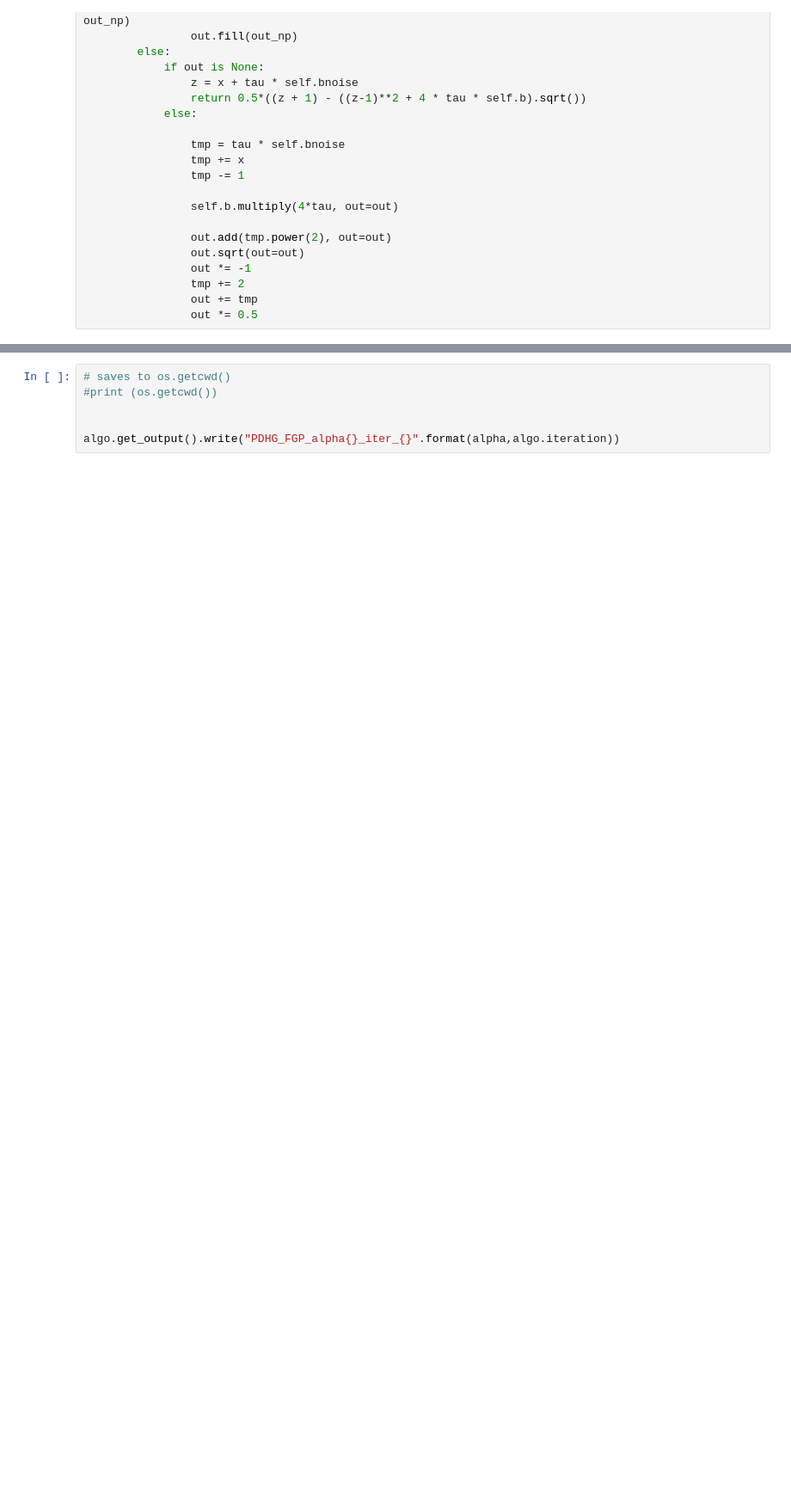
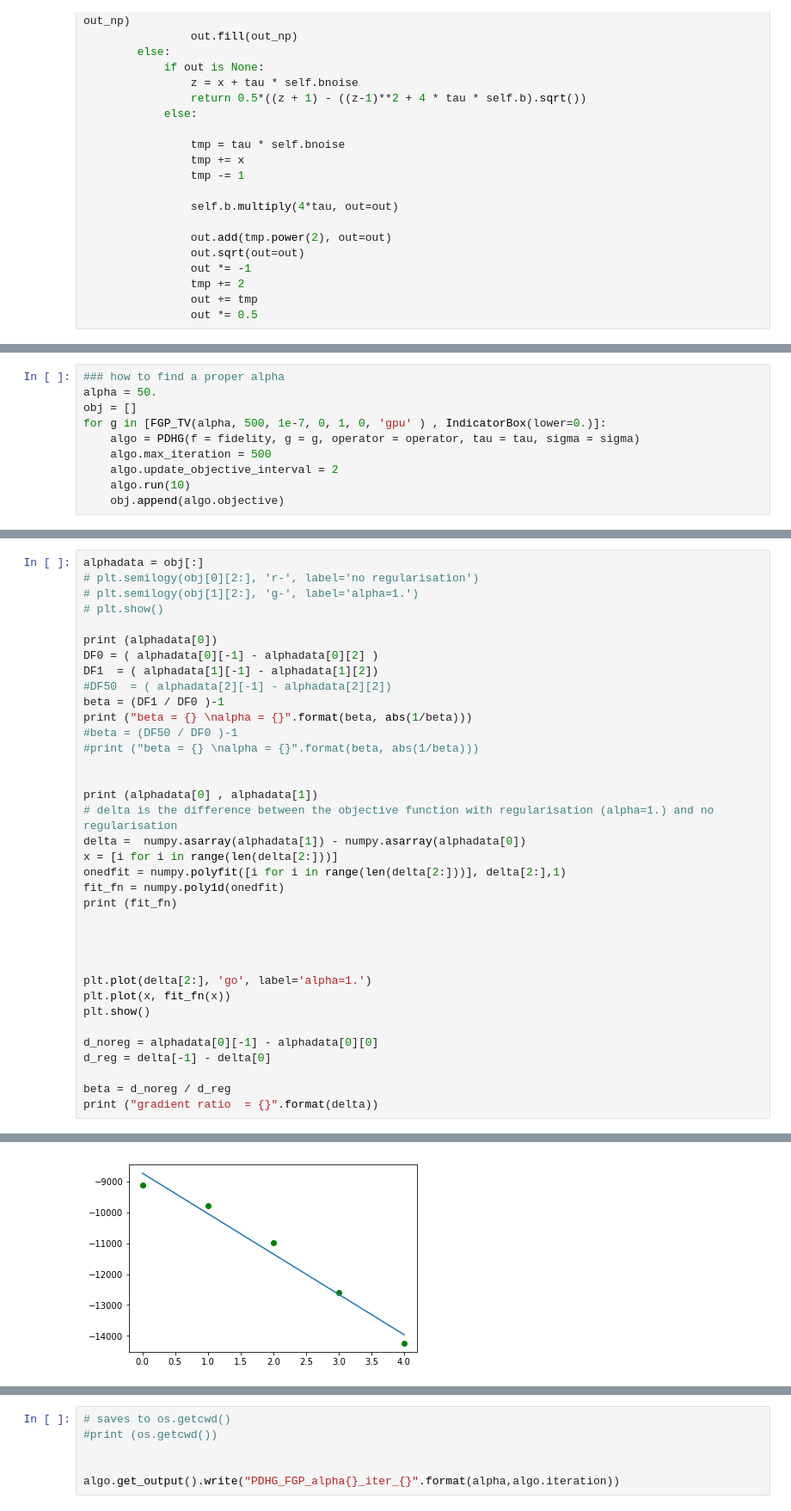
Before and after one commit to SyneRBI/SIRF-Contribs, a Jupyter notebook: src/Python/sirf/contrib/reconstruction/SIRF_CIL_PDHG_recon_symposium.ipynb, the cells around one changed output, grey strips where cells are left out. Shown at 86% size. Saved outputs shown, nothing was run; the diff lists cells and outputs as text; blank space fills up the shorter version.

```diff
--- a/src/Python/sirf/contrib/reconstruction/SIRF_CIL_PDHG_recon_symposium.ipynb
+++ b/src/Python/sirf/contrib/reconstruction/SIRF_CIL_PDHG_recon_symposium.ipynb
@@ -369,0 +374,10 @@ PDHG configured
+# %%
+### how to find a proper alpha
+alpha = 50.
+obj = []
+for g in [FGP_TV(alpha, 500, 1e-7, 0, 1, 0, 'gpu' ) , IndicatorBox(lower=0.)]:
+    algo = PDHG(f = fidelity, g = g, operator = operator, tau = tau, sigma = sigma)
+    algo.max_iteration = 500
+    algo.update_objective_interval = 2
+    algo.run(10)
+    obj.append(algo.objective)
@@ -369,0 +405,37 @@ PDHG configured
+# %%
+alphadata = obj[:]
+# plt.semilogy(obj[0][2:], 'r-', label='no regularisation')
+# plt.semilogy(obj[1][2:], 'g-', label='alpha=1.')
+# plt.show()
+
+print (alphadata[0])
+DF0 = ( alphadata[0][-1] - alphadata[0][2] )
+DF1  = ( alphadata[1][-1] - alphadata[1][2])
+#DF50  = ( alphadata[2][-1] - alphadata[2][2])
+beta = (DF1 / DF0 )-1
+print ("beta = {} \nalpha = {}".format(beta, abs(1/beta)))
+#beta = (DF50 / DF0 )-1
+#print ("beta = {} \nalpha = {}".format(beta, abs(1/beta)))
+
+
+print (alphadata[0] , alphadata[1])
+# delta is the difference between the objective function with regularisation (alpha=1.) and no regularisation
+delta =  numpy.asarray(alphadata[1]) - numpy.asarray(alphadata[0])
+x = [i for i in range(len(delta[2:]))]
+onedfit = numpy.polyfit([i for i in range(len(delta[2:]))], delta[2:],1)
+fit_fn = numpy.poly1d(onedfit)
+print (fit_fn)
+
+
+
+
+plt.plot(delta[2:], 'go', label='alpha=1.')
+plt.plot(x, fit_fn(x))
+plt.show()
+
+d_noreg = alphadata[0][-1] - alphadata[0][0]
+d_reg = delta[-1] - delta[0]
+
+beta = d_noreg / d_reg
+print ("gradient ratio  = {}".format(delta))
+# %% [output]
@@ -369,0 +448 @@ PDHG configured
+[figure, added]
```
Also changed, not shown: parts of 11 cells of this notebook.
